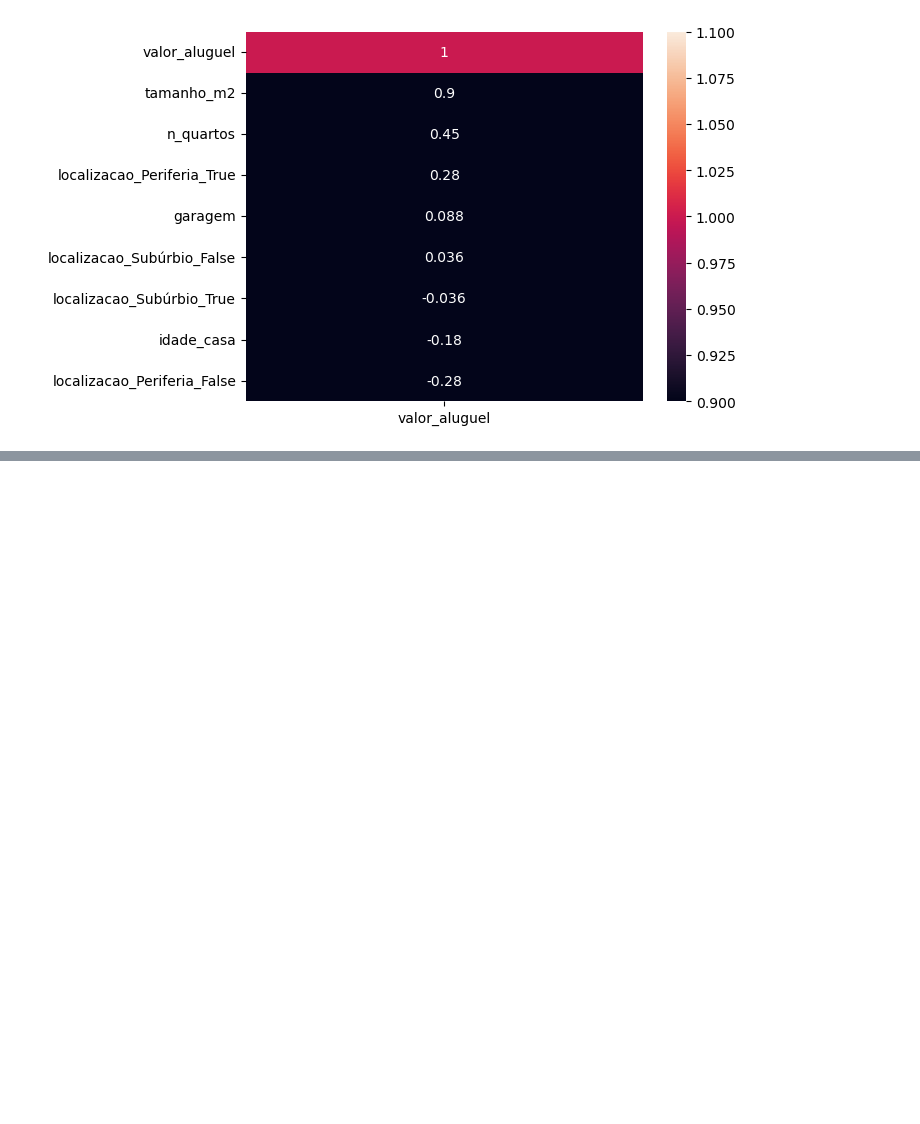
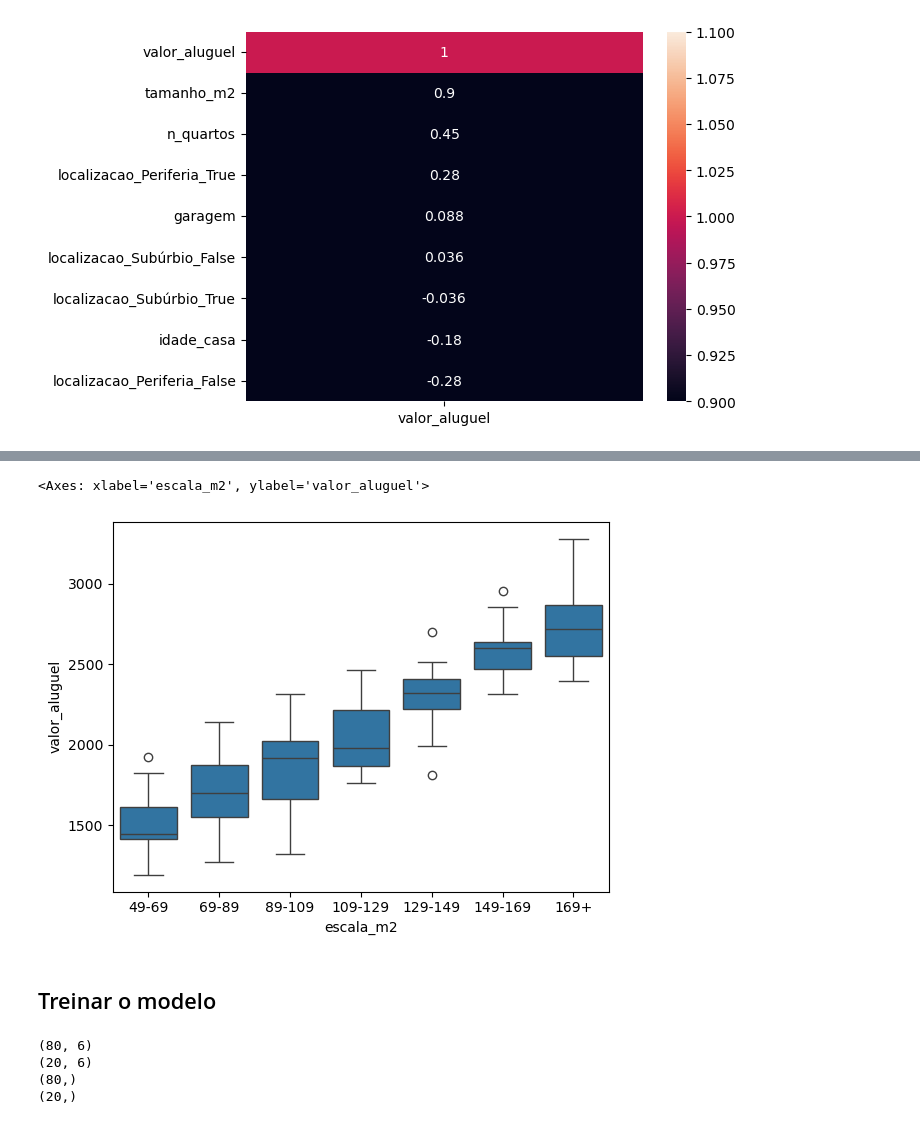
Before and after one commit to Orlandovpjunior/estudos_ia, a Jupyter notebook: regressao_linear_multipla/desafio/model.ipynb, the cells around one changed output, grey strips where cells are left out. Cells and saved outputs as stored; diff of their text form; code cells hidden in the pictures; blank space fills up the shorter version.

```diff
--- a/regressao_linear_multipla/desafio/model.ipynb
+++ b/regressao_linear_multipla/desafio/model.ipynb
@@ -199,0 +227,9 @@ sns.heatmap(df_alugel_eda.corr()[['valor_aluguel']].sort_values(by='valor_alugue
+# %%
+bins_m2 = [49,69,89,109,129,149,169,np.inf]
+
+labels_m2 = ['49-69','69-89','89-109','109-129','129-149','149-169','169+']
+
+df_alugel_bucketing['escala_m2'] = pd.cut(x=df_alugel_bucketing['tamanho_m2'],
+                                          bins=bins_m2,
+                                          labels=labels_m2,
+                                          include_lowest=True)
@@ -199,0 +245,9 @@ sns.heatmap(df_alugel_eda.corr()[['valor_aluguel']].sort_values(by='valor_alugue
+# %%
+df_alugel_bucketing.drop(columns='escala_m2', axis=1, inplace=True)
+# %%
+sns.boxplot(data=df_alugel_bucketing, x='escala_m2',y='valor_aluguel')
+# %% [output]
+<Axes: xlabel='escala_m2', ylabel='valor_aluguel'>
+[figure, added]
+# %% [markdown]
+## Treinar o modelo
@@ -199,0 +259,10 @@ sns.heatmap(df_alugel_eda.corr()[['valor_aluguel']].sort_values(by='valor_alugue
+# %%
+print(X_train.shape)
+print(X_test.shape)
+print(y_train.shape)
+print(y_test.shape)
+# %% [output]
+(80, 6)
+(20, 6)
+(80,)
+(20,)
```
Also changed, not shown: parts of 38 cells of this notebook, 1 other file.
